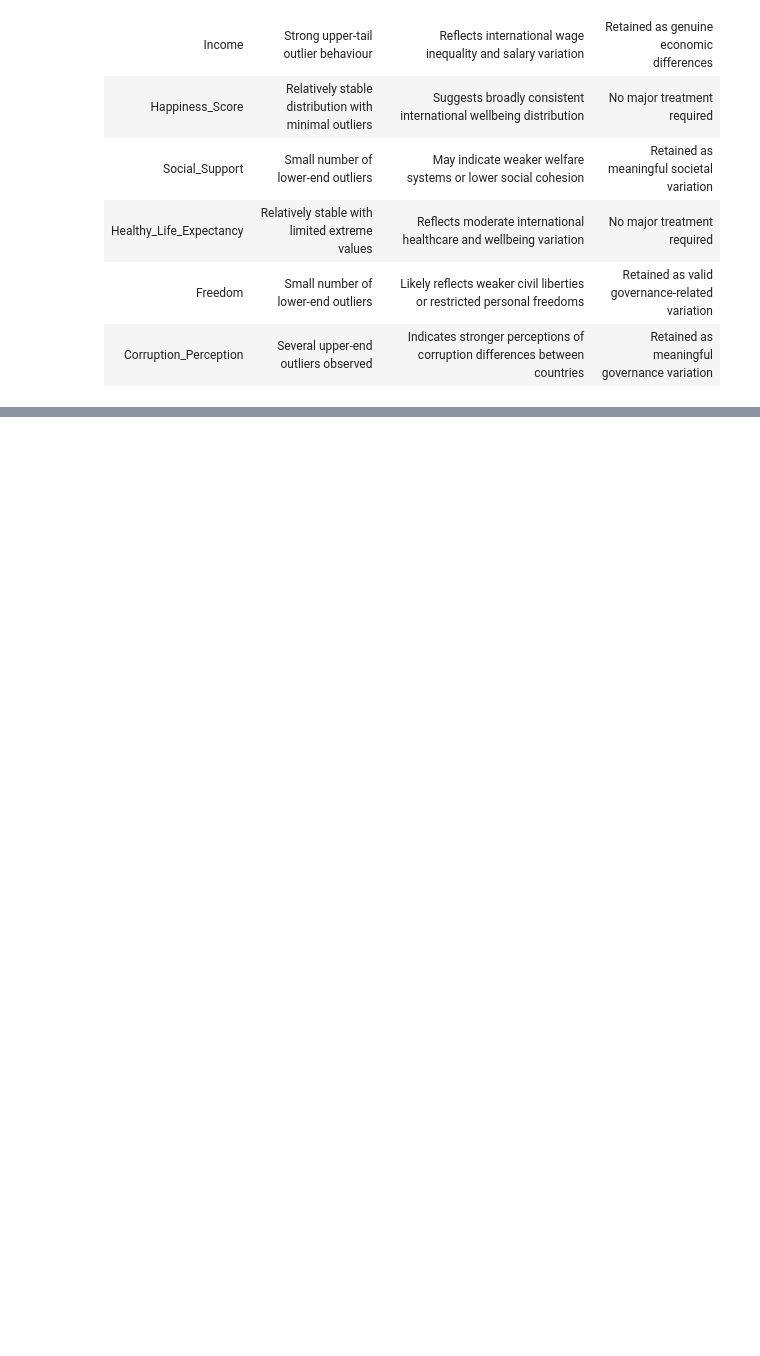
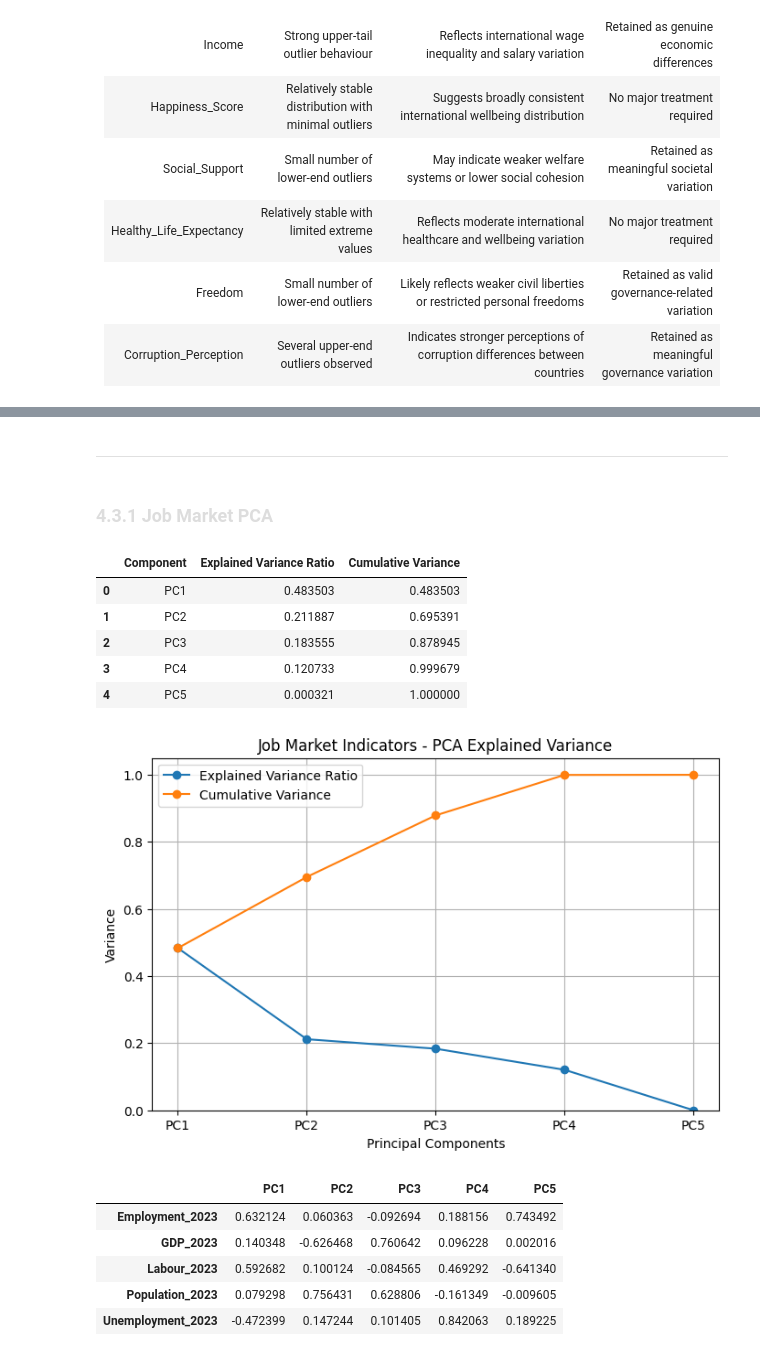
Before and after one commit to LeafMonarch/International-Career-Attractiveness-Index, a Jupyter notebook: notebooks/main.ipynb, the cells around one changed output, grey strips where cells are left out. Drawn from its saved outputs; the diff is of its cells as text; code cells hidden in the pictures; blank space fills up the shorter version.

```diff
--- a/notebooks/main.ipynb
+++ b/notebooks/main.ipynb
@@ -1249,0 +1837,33 @@ for name, data in living_cols.items():
+# %%
+job_market_analysis = pd.concat([
+    employment["Employment_2023"],
+    gdp["GDP_2023"],
+    labour["Labour_2023"],
+    population["Population_2023"],
+    unemployment["Unemployment_2023"]
+], axis=1)
+
+work_conditions_analysis = pd.concat([
+    avg_hrs["Avg_Hours_Worked_Most_Recent"],
+    paid_time_off[[
+        "Paid_Annual_Leave",
+        "Paid_Public_Holidays",
+        "Total_Paid_Time_Off"
+    ]]
+], axis=1)
+
+living_analysis = pd.concat([
+    cost_of_living[[
+        "Food_Cost_Index",
+        "Transport_Utilities_Index",
+        "Housing_Cost_Index",
+        "Income"
+    ]],
+    happiness[[
+        "Happiness_Score",
+        "Social_Support",
+        "Healthy_Life_Expectancy",
+        "Freedom",
+        "Corruption_Perception"
+    ]]
+], axis=1)
@@ -1249,0 +2432,28 @@ for name, data in living_cols.items():
+# %% [markdown]
+---
+# %% [markdown]
+<h3 id="multivariate-analysis-principal-component-analysis-pca-job-market-pca"
+style="
+color:#dddddd;
+padding-bottom:3px;">
+4.3.1 Job Market PCA
+</h3>
+# %%
+job_market_pca_variance, job_market_pca_loadings = run_pca(
+    job_market_analysis,
+    "Job Market Indicators"
+)
+# %% [output]
+|  | Component | Explained Variance Ratio | Cumulative Variance |
+| 0 | PC1 | 0.483503 | 0.483503 |
+| 1 | PC2 | 0.211887 | 0.695391 |
+| 2 | PC3 | 0.183555 | 0.878945 |
+| 3 | PC4 | 0.120733 | 0.999679 |
+| 4 | PC5 | 0.000321 | 1.000000 |
+[figure, added]
+|  | PC1 | PC2 | PC3 | PC4 | PC5 |
+| Employment_2023 | 0.632124 | 0.060363 | -0.092694 | 0.188156 | 0.743492 |
+| GDP_2023 | 0.140348 | -0.626468 | 0.760642 | 0.096228 | 0.002016 |
+| Labour_2023 | 0.592682 | 0.100124 | -0.084565 | 0.469292 | -0.641340 |
+| Population_2023 | 0.079298 | 0.756431 | 0.628806 | -0.161349 | -0.009605 |
+| Unemployment_2023 | -0.472399 | 0.147244 | 0.101405 | 0.842063 | 0.189225 |
```
Also changed, not shown: parts of 79 cells of this notebook.
